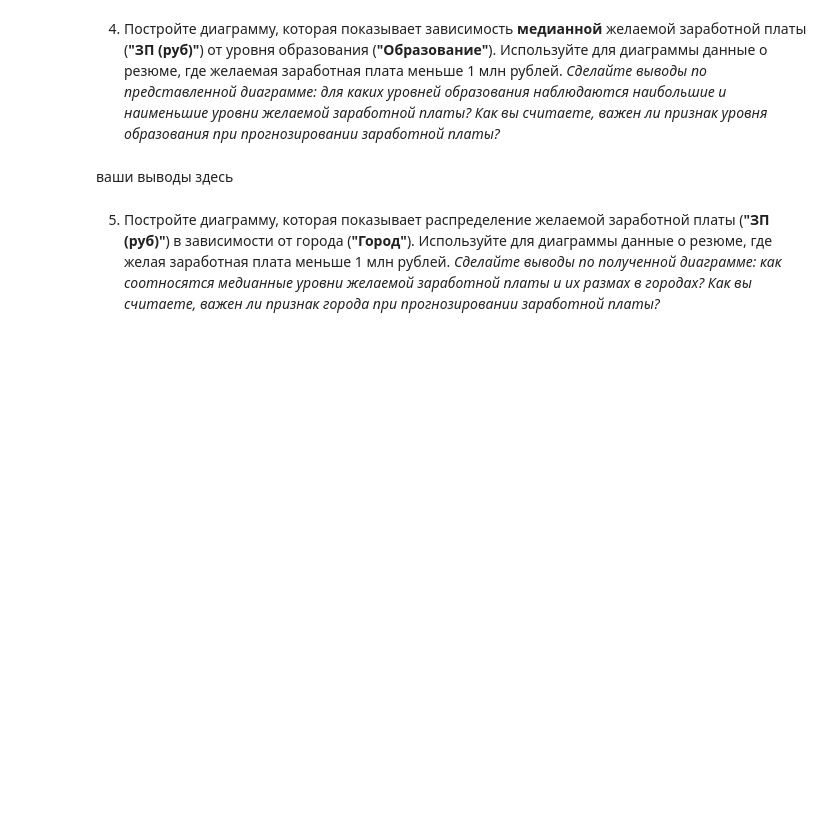
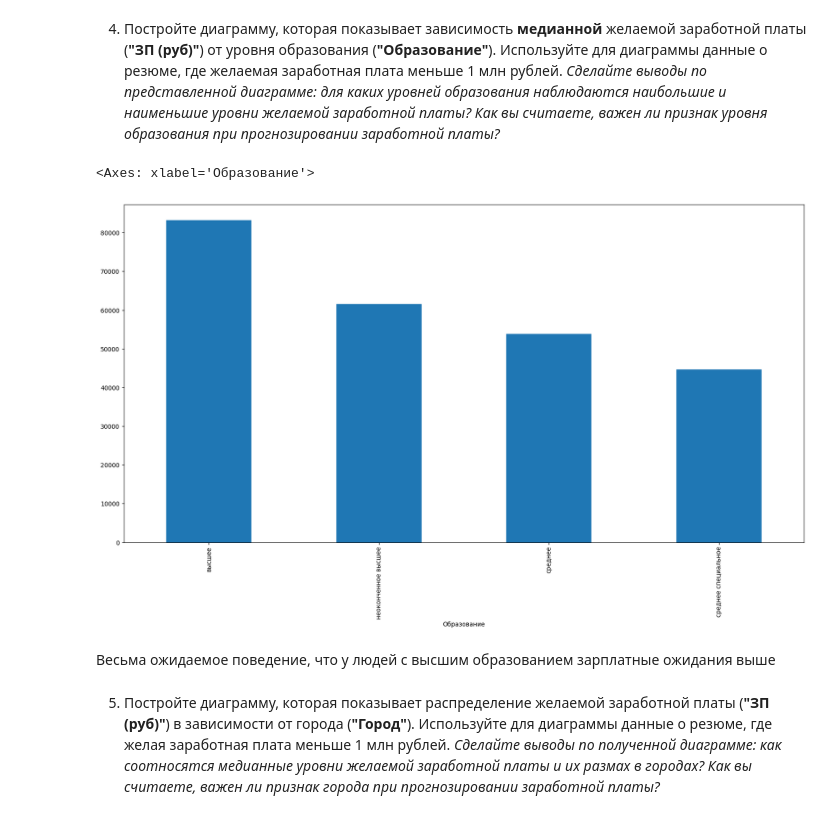
Before and after one commit to Karina1605/skillfactory, a Jupyter notebook: Project-1. Ноутбук-шаблон.ipynb, the cells around one changed output. Saved outputs shown, nothing was run; the diff lists cells and outputs as text; code cells hidden in the pictures; blank space fills up the shorter version.

```diff
--- a/Project-1. Ноутбук-шаблон.ipynb
+++ b/Project-1. Ноутбук-шаблон.ipynb
@@ -411,8 +427,15 @@ See the caveats in the documentation: https://pandas.pydata.org/pandas-docs/stab
 *Сделайте выводы по представленной диаграмме: для каких уровней образования наблюдаются наибольшие и наименьшие уровни желаемой заработной платы? Как вы считаете, важен ли признак уровня образования при прогнозировании заработной платы?*
 # %%
 # ваш код здесь
+filtered = result_data[result_data['ЗП в рублях']<1000000]
+fig, axes = plt.subplots(1, 1, figsize=(20, 10))
+grouped = filtered.groupby('Образование')['ЗП в рублях'].mean()
+grouped.plot(kind='bar')
+# %% [output]
+<Axes: xlabel='Образование'>
+[figure, added]
 # %% [markdown]
-ваши выводы здесь
+Весьма ожидаемое поведение, что у людей с высшим образованием зарплатные ожидания выше
 # %% [markdown]
 5. Постройте диаграмму, которая показывает распределение желаемой заработной платы (**"ЗП (руб)"**) в зависимости от города (**"Город"**). Используйте для диаграммы данные о резюме, где желая заработная плата меньше 1 млн рублей.
 *Сделайте выводы по полученной диаграмме: как соотносятся медианные уровни желаемой заработной платы и их размах в городах? Как вы считаете, важен ли признак города при прогнозировании заработной платы?*
```
Also changed, not shown: parts of 21 cells of this notebook.
